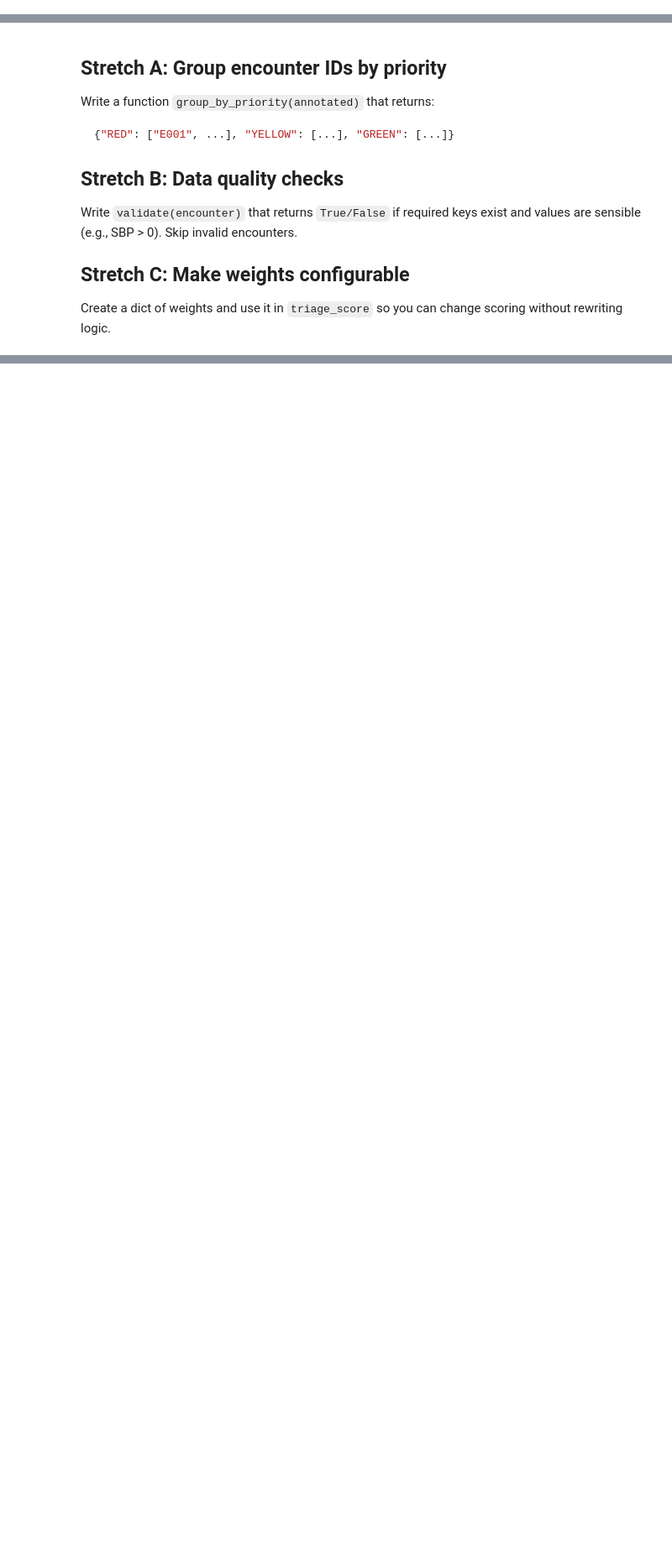
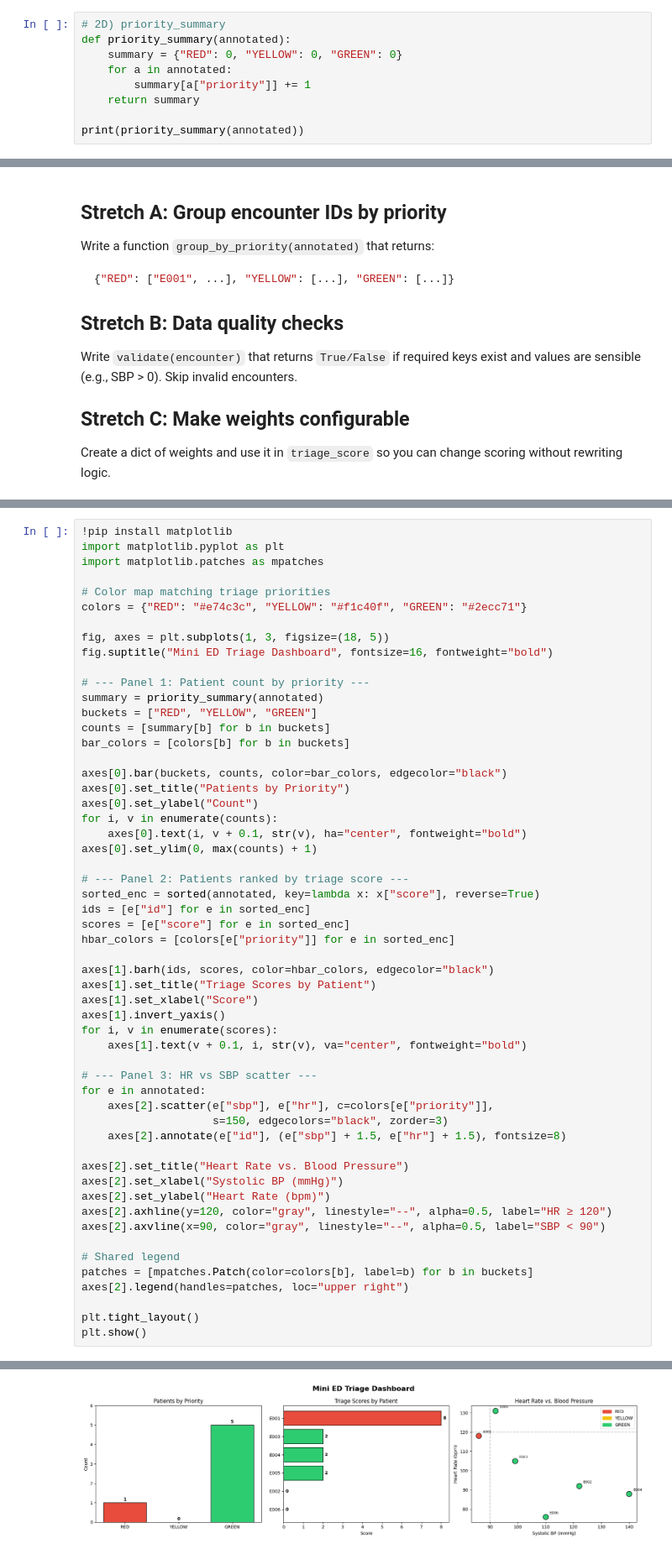
Before and after one commit to fmonroy85/python-in-class-exercise, a Jupyter notebook: Exercise.ipynb, the cells around one changed output, grey strips where cells are left out. Shown at 84% size. Saved outputs shown, nothing was run; the diff lists cells and outputs as text; blank space fills up the shorter version.

```diff
--- a/Exercise.ipynb
+++ b/Exercise.ipynb
@@ -190,0 +326,9 @@ print("Summary:", priority_summary(annotated))
+# %%
+# 2D) priority_summary
+def priority_summary(annotated):
+    summary = {"RED": 0, "YELLOW": 0, "GREEN": 0}
+    for a in annotated:
+        summary[a["priority"]] += 1
+    return summary
+
+print(priority_summary(annotated))
@@ -235,0 +479,56 @@ Create a dict of weights and use it in `triage_score` so you can change scoring
+# %%
+!pip install matplotlib
+import matplotlib.pyplot as plt
+import matplotlib.patches as mpatches
+
+# Color map matching triage priorities
+colors = {"RED": "#e74c3c", "YELLOW": "#f1c40f", "GREEN": "#2ecc71"}
+
+fig, axes = plt.subplots(1, 3, figsize=(18, 5))
+fig.suptitle("Mini ED Triage Dashboard", fontsize=16, fontweight="bold")
+
+# --- Panel 1: Patient count by priority ---
+summary = priority_summary(annotated)
+buckets = ["RED", "YELLOW", "GREEN"]
+counts = [summary[b] for b in buckets]
+bar_colors = [colors[b] for b in buckets]
+
+axes[0].bar(buckets, counts, color=bar_colors, edgecolor="black")
+axes[0].set_title("Patients by Priority")
+axes[0].set_ylabel("Count")
+for i, v in enumerate(counts):
+    axes[0].text(i, v + 0.1, str(v), ha="center", fontweight="bold")
+axes[0].set_ylim(0, max(counts) + 1)
+
+# --- Panel 2: Patients ranked by triage score ---
+sorted_enc = sorted(annotated, key=lambda x: x["score"], reverse=True)
+ids = [e["id"] for e in sorted_enc]
+scores = [e["score"] for e in sorted_enc]
+hbar_colors = [colors[e["priority"]] for e in sorted_enc]
+
+axes[1].barh(ids, scores, color=hbar_colors, edgecolor="black")
+axes[1].set_title("Triage Scores by Patient")
+axes[1].set_xlabel("Score")
+axes[1].invert_yaxis()
+for i, v in enumerate(scores):
+    axes[1].text(v + 0.1, i, str(v), va="center", fontweight="bold")
+
+# --- Panel 3: HR vs SBP scatter ---
+for e in annotated:
+    axes[2].scatter(e["sbp"], e["hr"], c=colors[e["priority"]],
+                    s=150, edgecolors="black", zorder=3)
+    axes[2].annotate(e["id"], (e["sbp"] + 1.5, e["hr"] + 1.5), fontsize=8)
+
+axes[2].set_title("Heart Rate vs. Blood Pressure")
+axes[2].set_xlabel("Systolic BP (mmHg)")
+axes[2].set_ylabel("Heart Rate (bpm)")
+axes[2].axhline(y=120, color="gray", linestyle="--", alpha=0.5, label="HR ≥ 120")
+axes[2].axvline(x=90, color="gray", linestyle="--", alpha=0.5, label="SBP < 90")
+
+# Shared legend
+patches = [mpatches.Patch(color=colors[b], label=b) for b in buckets]
+axes[2].legend(handles=patches, loc="upper right")
+
+plt.tight_layout()
+plt.show()
+# %% [output]
@@ -235,0 +549 @@ Create a dict of weights and use it in `triage_score` so you can change scoring
+[figure, added]
```
Also changed, not shown: parts of 21 cells of this notebook.
